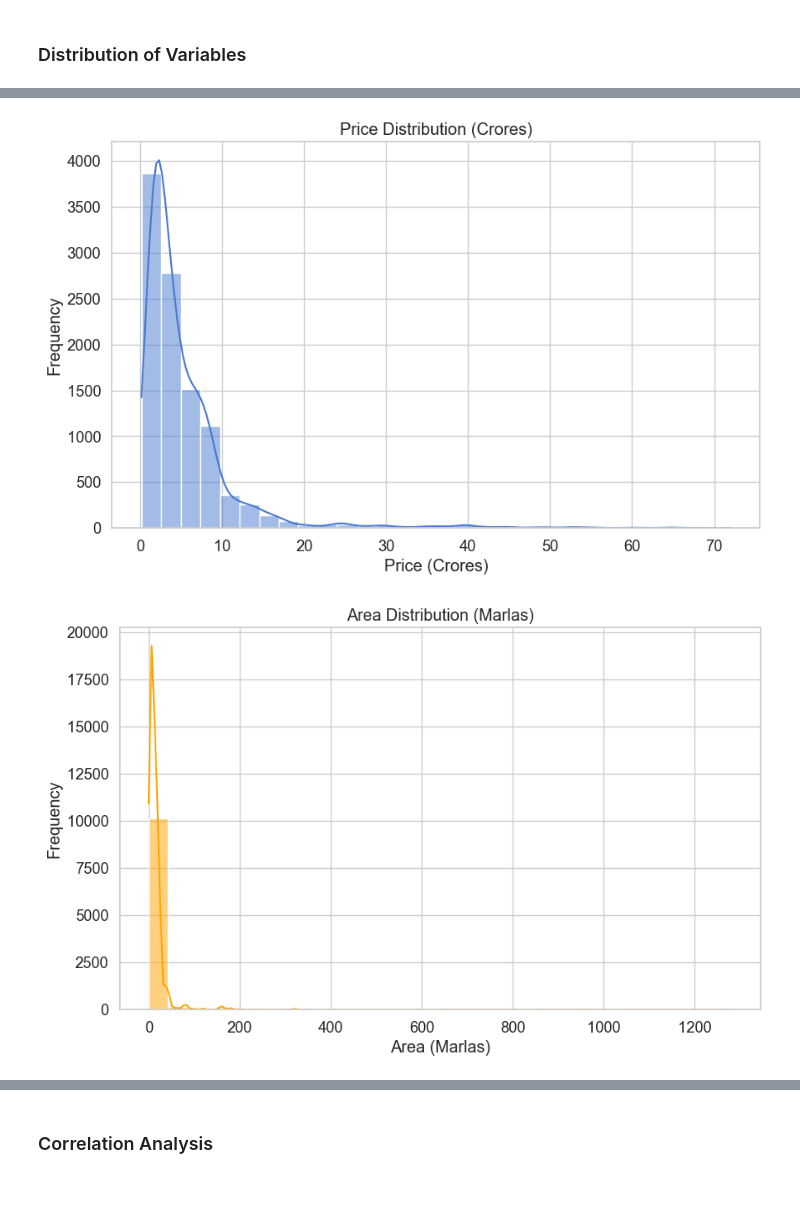
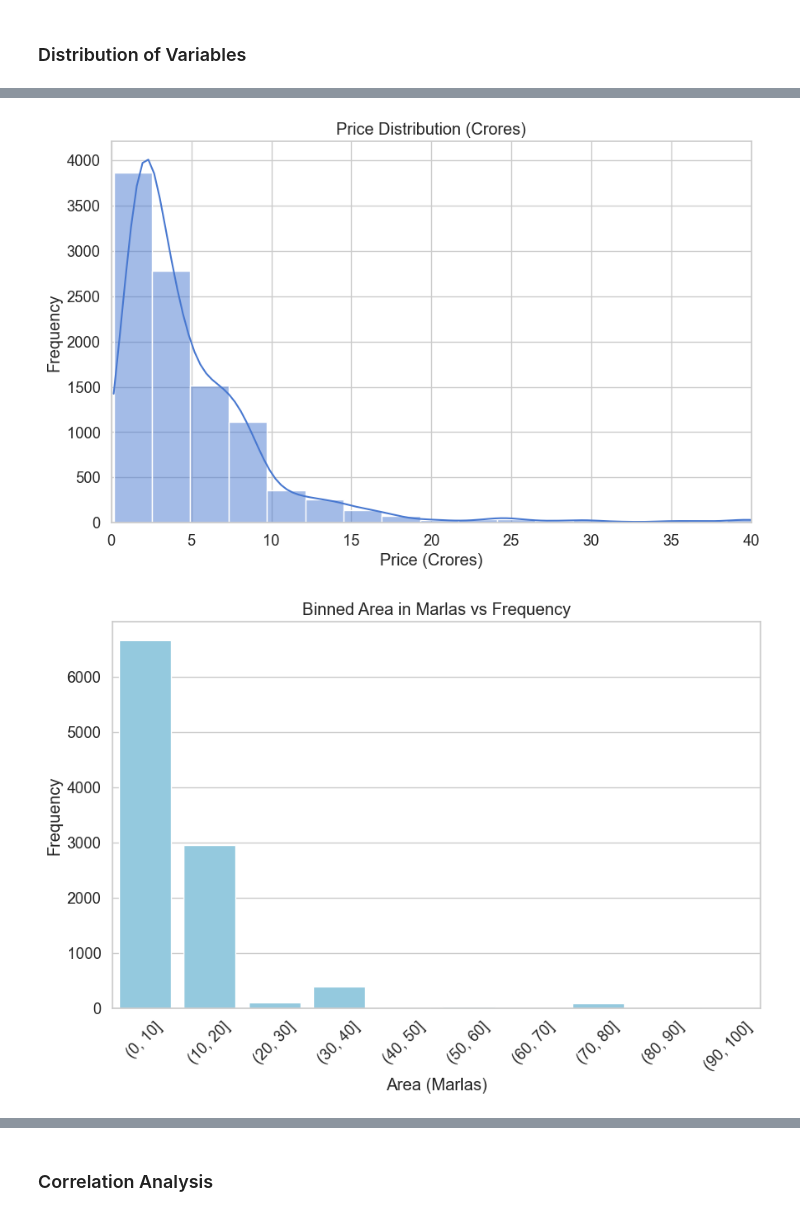
Before and after one commit to potatobox1/Data_Science_Project, a Jupyter notebook: analysis.ipynb, the cells around one changed output, grey strips where cells are left out. Saved outputs shown, nothing was run; the diff lists cells and outputs as text; code cells hidden in the pictures; blank space fills up the shorter version.

```diff
--- a/analysis.ipynb
+++ b/analysis.ipynb
@@ -143,3 +156,9 @@ df.shape
 # %% [output]
 (10789, 15)
 (10411, 15)
+# %%
+# Remove the 'for' prefix from the purpose column
+df['purpose'] = df['purpose'].str.replace('for ', '', case=False)
+
+# Display the unique values in the purpose column to confirm the changes
+print(df['purpose'].unique())
@@ -224,0 +268,11 @@ max          72.000000           6.000000
+# %%
+# Drop exact duplicates and keep only the first occurrence
+df_cleaned_no_duplicates = df_cleaned.drop_duplicates()
+
+# Remove the last comma from 'location_precise' if it exists
+df_cleaned['location_precise'] = df_cleaned['location_precise'].str.rstrip(',')
+
+
+# Display the DataFrame after removing duplicates
+print("Data after removing exact duplicates:")
+print(df_cleaned_no_duplicates)
@@ -225,35 +309,56 @@ max          72.000000           6.000000
 # %%
-# Price Distribution
+# Price Distribution with Custom X-Axis Range
 plt.figure(figsize=(10,6))
 sns.histplot(df_cleaned['price_in_crores'], bins=30, kde=True)
 plt.title('Price Distribution (Crores)')
 plt.xlabel('Price (Crores)')
 plt.ylabel('Frequency')
+plt.xlim(0, 40)  # Adjust the range as needed
 plt.show()
 
-# Area Distribution
-plt.figure(figsize=(10,6))
-sns.histplot(df_cleaned['area_in_marlas'], bins=30, kde=True, color='orange')
-plt.title('Area Distribution (Marlas)')
+
+df_filtered = df_cleaned[df_cleaned['area_in_marlas'] > 0]
+df_filtered['area_bin'] = pd.cut(df_filtered['area_in_marlas'], bins=[0, 10, 20, 30, 40, 50, 60, 70, 80, 90, 100])
+area_counts = df_filtered['area_bin'].value_counts().sort_index().reset_index()
+area_counts.columns = ['area_bin', 'frequency']
+
+plt.figure(figsize=(10, 6))
+sns.barplot(x='area_bin', y='frequency', data=area_counts, color='skyblue')
+plt.title('Binned Area in Marlas vs Frequency')
 plt.xlabel('Area (Marlas)')
 plt.ylabel('Frequency')
+plt.xticks(rotation=45)
 plt.show()
 
+
 # Beds Distribution
-plt.figure(figsize=(8,5))
-sns.countplot(x='beds', data=df_cleaned)
+sns.countplot(x='beds', data=df_cleaned, palette='pastel')  # Change color here
 plt.title('Number of Bedrooms')
 plt.xlabel('Bedrooms')
 plt.ylabel('Count')
 plt.show()
 
 # Baths Distribution
 plt.figure(figsize=(8,5))
-sns.countplot(x='baths', data=df_cleaned)
+sns.countplot(x='baths', data=df_cleaned, palette='pastel')
 plt.title('Number of Bathrooms')
 plt.xlabel('Bathrooms')
 plt.ylabel('Count')
 plt.show()
+
+# Average price by location
+avg_price_by_location = df_cleaned.groupby('location_precise')['price_in_crores'].mean().sort_values(ascending=False).head(10)
+
+plt.figure(figsize=(10, 6))
+avg_price_by_location.plot(kind='bar', color='lightblue')
+plt.title("Average Price by Location (Top 10)")
+plt.xlabel("Location")
+plt.ylabel("Average Price (crores)")
+
+# Rotate x-axis labels
+plt.xticks(rotation=45, ha='right')
+
+plt.show()
 # %% [output]
-[figure, old version]
+[figure, new version]
-[figure, old version]
+[figure, new version]
```
Also changed, not shown: parts of 12 cells of this notebook, 2 other files.
